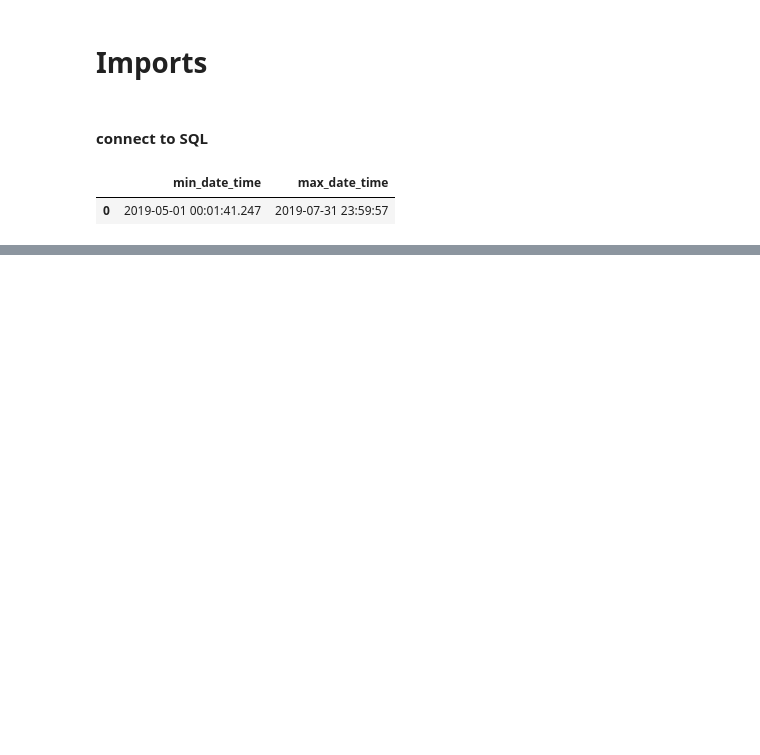
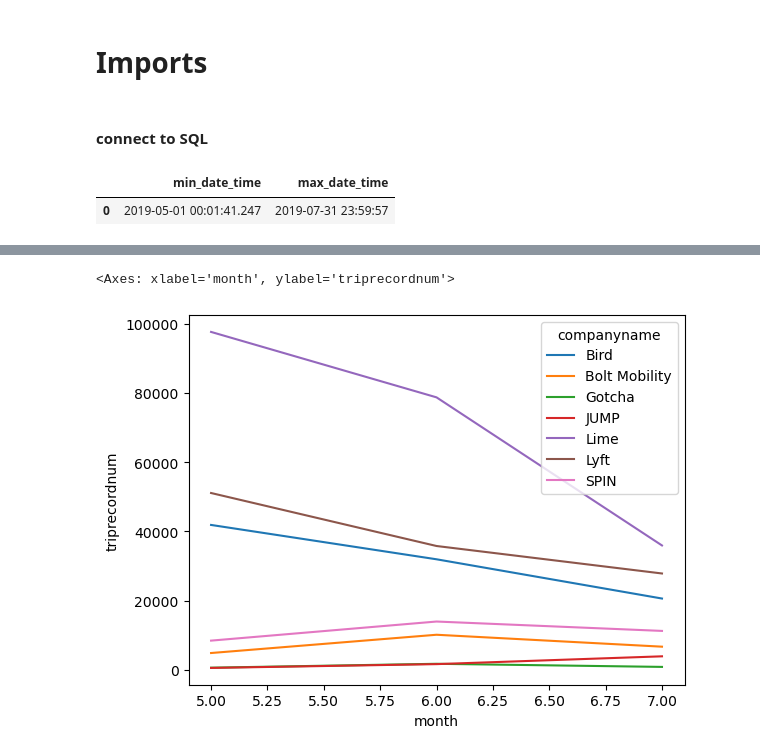
Before and after one commit to NSS-Data-Analytics-Cohort-11/scooters-margherita, a Jupyter notebook: notebook/dbeistad-scooters-margherita.ipynb, the cells around one changed output, grey strips where cells are left out. Cells and saved outputs as stored; diff of their text form; code cells hidden in the pictures; blank space fills up the shorter version.

```diff
--- a/notebook/dbeistad-scooters-margherita.ipynb
+++ b/notebook/dbeistad-scooters-margherita.ipynb
@@ -45,0 +70,3 @@ scooter_by_company.head()
+# %%
+trips = pd.read_csv('../data/trips')
+trips.shape
@@ -45,0 +140,5 @@ scooter_by_company.head()
+# %%
+trips['pubtimestamp'] = pd.to_datetime(trips['pubtimestamp'], format="mixed")
+
+trips['month'] = pd.to_datetime(trips['startdate'], format="mixed").dt.month
+trips['day'] = pd.to_datetime(trips['startdate'], format="mixed").dt.day
@@ -66,0 +187,7 @@ scooters.head()
+# %%
+trips_usage = trips.query("tripduration > 0 and tripdistance > 0").groupby(['companyname', 'month'])['triprecordnum'].count().reset_index()
+# %%
+sns.lineplot(data=trips_usage, x="month", y="triprecordnum", hue='companyname')
+# %% [output]
+<Axes: xlabel='month', ylabel='triprecordnum'>
+[figure, added]
```
Also changed, not shown: parts of 41 cells of this notebook, 1 other file.
